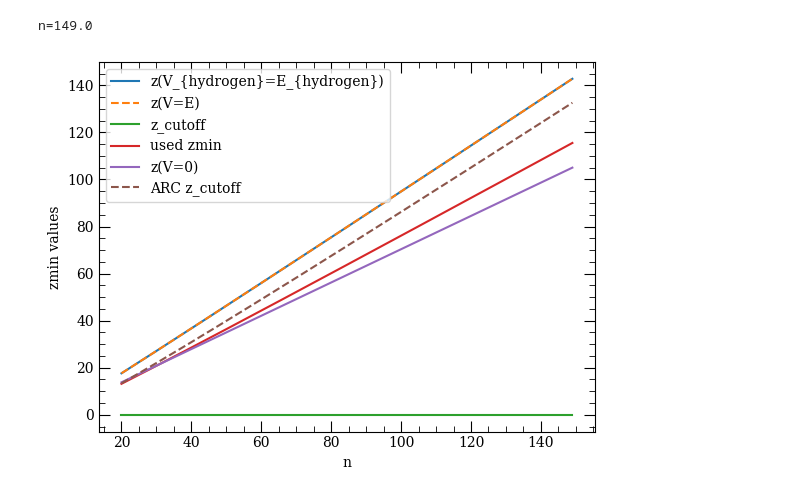
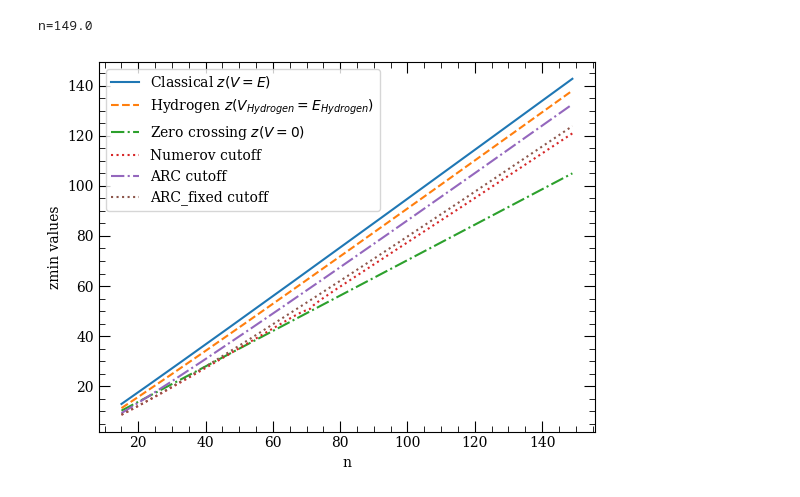
Before and after one commit to pairinteraction/ryd-numerov, a Jupyter notebook: docs/examples/compare_zmin.ipynb, the cells around one changed output. Cells and saved outputs as stored; diff of their text form; code cells hidden in the pictures.

```diff
--- a/docs/examples/compare_zmin.ipynb
+++ b/docs/examples/compare_zmin.ipynb
@@ -26,12 +27,16 @@ def get_zmin(state: RydbergState) -> dict[str, float]:
 # %%
-zmin_list = []
+which_turning_point = ["classical", "hydrogen", "zerocrossing"]
+z_i_dict = {which: [] for which in which_turning_point}
+z_i_dict["cutoff"] = []
 for qn in qn_list:
     print(f"n={qn[0]}", end="\r")
     state = RydbergState("Rb", qn[0], qn[1], qn[2])
-    state.create_grid(dz=0.001)
+    for which in which_turning_point:
+        z_i = state.model.calc_z_turning_point(which, dz=1e-3)
+        z_i_dict[which].append(z_i)
+
     state.integrate()
-    zmin = get_zmin(state)
-    zmin_list.append(zmin)
+    z_i_dict["cutoff"].append(state.grid.zmin)
 
-zmin_dict = {key: [zmin[key] for zmin in zmin_list] for key in zmin_list[0].keys()}
+qn_list = np.array(qn_list)
 # %% [output]
@@ -70,19 +64,29 @@ n=149.0
 # %%
 n_list = qn_list[:, 0]
 fig, ax = plt.subplots()
 
-ls_dict = {
-    "z(V=E)": "--",
-    "ARC z_cutoff": "--",
+labels = {
+    "classical": "Classical $z(V=E)$",
+    "hydrogen": r"Hydrogen $z(V_{Hydrogen}=E_{Hydrogen})$",
+    "zerocrossing": r"Zero crossing $z(V=0)$",
+    "cutoff": "Numerov cutoff",
+}
+linestyles = {
+    "classical": "-",
+    "hydrogen": "--",
+    "zerocrossing": "-.",
+    "cutoff": ":",
+    "ARC cutoff": "-.",
+    "ARC_fixed cutoff": ":",
 }
 
-for key, values in zmin_dict.items():
-    ax.plot(n_list, values, ls=ls_dict.get(key, "-"), label=key)
+for key, values in z_i_dict.items():
+    ax.plot(n_list, values, ls=linestyles.get(key, "-"), label=labels.get(key, key))
 
 ax.set_xlabel("n")
 ax.set_ylabel("zmin values")
 
 ax.legend()
 plt.show()
 # %% [output]
-[figure, old version]
+[figure, new version]
```
Also changed, not shown: parts of 7 cells of this notebook, 6 other files.
